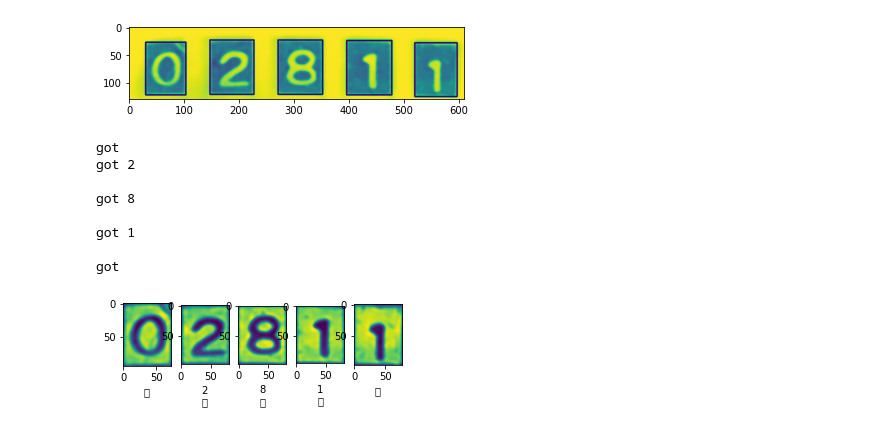
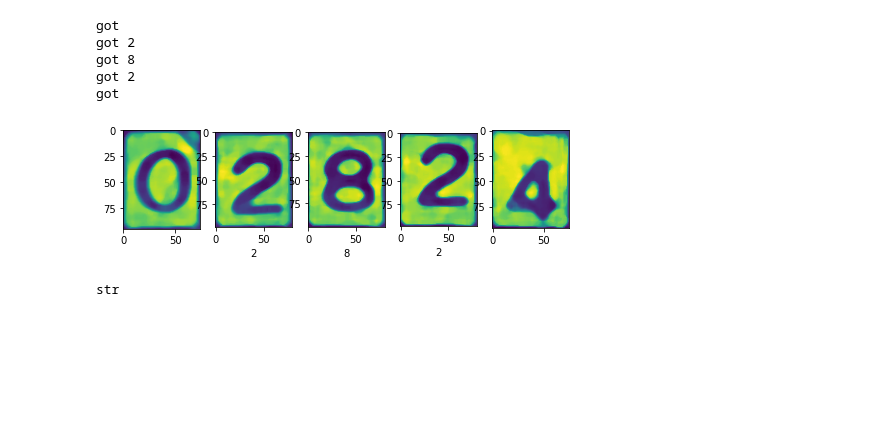
Before and after one commit to ekyuho/Project-X, a Jupyter notebook: Levels/003_meter_reading/03_get_numbers_via_cloud_service/get_numbers_via_tesseract.ipynb, the cells around one changed output. Drawn from its saved outputs; the diff is of its cells as text; code cells hidden in the pictures; blank space fills up the shorter version.

```diff
--- a/Levels/003_meter_reading/03_get_numbers_via_cloud_service/get_numbers_via_tesseract.ipynb
+++ b/Levels/003_meter_reading/03_get_numbers_via_cloud_service/get_numbers_via_tesseract.ipynb
@@ -64,3 +47,5 @@ plt.show()
+# %%
+img5 = cv2.medianBlur(img4,9)
 # %%
 def merge(box1, box2):
     assert is_overlapping_horizontally(box1, box2)
@@ -131,8 +116,8 @@ def to_digit_images(img):
     for box in windows:
         x, y, w, h = box
         img2 = cv2.rectangle(img2, (x, y), (x + w, y + h), (0, 255, 0), 2)
-    plt.imshow(img2)
-    plt.show()
+    #plt.imshow(img2)
+    #plt.show()
     if len(windows) != 5:
         raise OCRError
         return []
@@ -142,23 +127,20 @@ def to_digit_images(img):
         return xs
 # %%
 rois = to_digit_images(img5)
-plt.figure(figsize=(5,5))
+n=1
+plt.figure(figsize=(8,2))
 for i, digit_img in enumerate(rois):
     rd = ~digit_img
-    n = str(pytesseract.image_to_string(rd, config='--oem 3 --psm 10 -c tessedit_char_whitelist=0123456789'))
+    n = pytesseract.image_to_string(rd, config='--oem 3 --psm 10 -c tessedit_char_whitelist=0123456789').replace('\x0c','').replace('\n','')
     plt.subplot(1,5,i+1)
-    plt.xlabel(str(n))
+    plt.xlabel(n)
     plt.imshow(rd)
     print('got',n)
 plt.show()
 # %% [output]
+got
+got 2
+got 8
+got 2
+got
-[figure, old version]
+[figure, new version]
-got
-got 2
-
-got 8
-
-got 1
-
-got
-[figure, removed]
@@ -166,0 +147,4 @@ F
+# %%
+type(n)
+# %% [output]
+str
```
Also changed, not shown: parts of 3 cells of this notebook, 3 other files.
